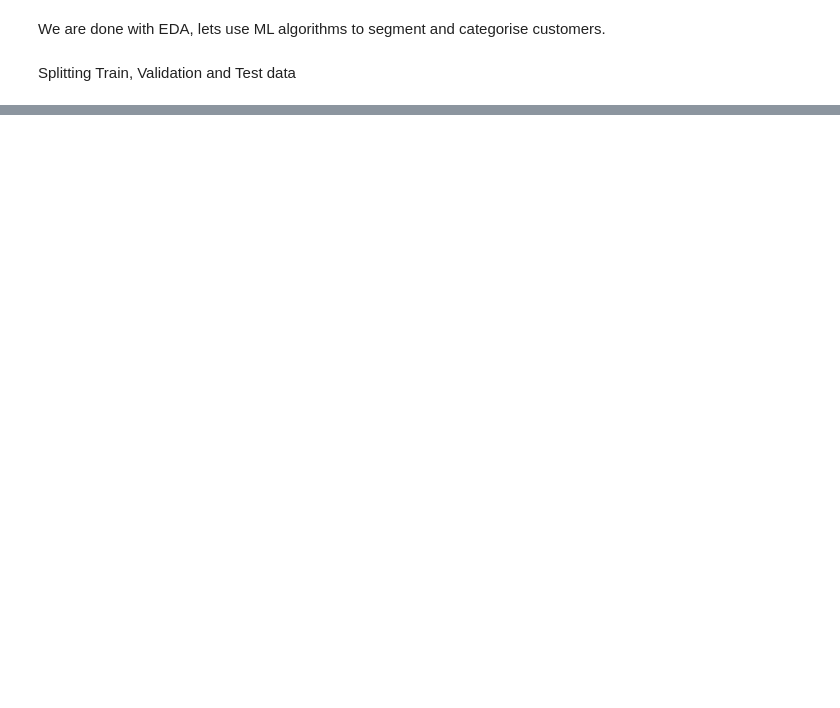
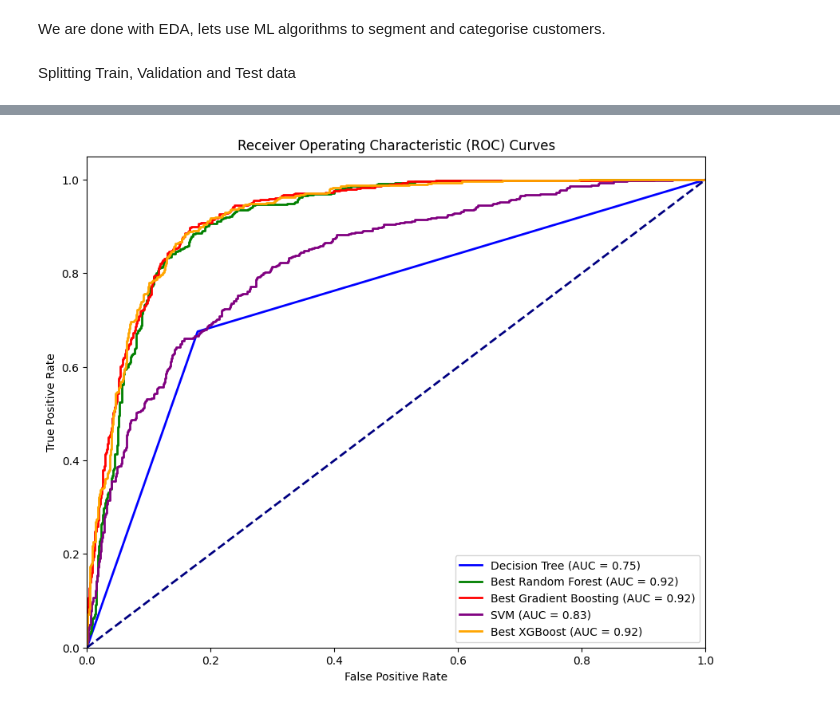
Before and after one commit to Rhy-Shah/BankCustomerSegmentation, a Jupyter notebook: code.ipynb, the cells around one changed output, grey strips where cells are left out. Saved outputs shown, nothing was run; the diff lists cells and outputs as text; code cells hidden in the pictures; blank space fills up the shorter version.

```diff
--- a/code.ipynb
+++ b/code.ipynb
@@ -488,45 +912,37 @@ plt.show()
 # %%
+from sklearn.metrics import roc_curve, auc
+
 fpr_dt, tpr_dt, _ = roc_curve(y_test, dt.predict_proba(X_test)[:, 1])
 roc_auc_dt = auc(fpr_dt, tpr_dt)
 
-fpr_rf, tpr_rf, _ = roc_curve(y_test, rf.predict_proba(X_test)[:, 1])
-roc_auc_rf = auc(fpr_rf, tpr_rf)
-
 fpr_best_rf, tpr_best_rf, _ = roc_curve(y_test, best_rf.predict_proba(X_test)[:, 1])
 roc_auc_best_rf = auc(fpr_best_rf, tpr_best_rf)
-
-fpr_gb, tpr_gb, _ = roc_curve(y_test, gb.predict_proba(X_test)[:, 1])
-roc_auc_gb = auc(fpr_gb, tpr_gb)
 
 fpr_best_gb, tpr_best_gb, _ = roc_curve(y_test, best_gb.predict_proba(X_test)[:, 1])
 roc_auc_best_gb = auc(fpr_best_gb, tpr_best_gb)
 
 fpr_svm, tpr_svm, _ = roc_curve(y_test, svm.decision_function(X_test))
 roc_auc_svm = auc(fpr_svm, tpr_svm)
 
-fpr_xgb, tpr_xgb, _ = roc_curve(y_test, xgb.predict_proba(X_test)[:, 1])
-roc_auc_xgb = auc(fpr_xgb, tpr_xgb)
-
 fpr_best_xgb, tpr_best_xgb, _ = roc_curve(y_test, best_xgb.predict_proba(X_test)[:, 1])
 roc_auc_best_xgb = auc(fpr_best_xgb, tpr_best_xgb)
 
-plt.figure(figsize=(12, 8))
+plt.figure(figsize=(10, 8))
 plt.plot(fpr_dt, tpr_dt, color='blue', lw=2, label=f'Decision Tree (AUC = {roc_auc_dt:.2f})')
-plt.plot(fpr_rf, tpr_rf, color='green', lw=2, label=f'Random Forest (AUC = {roc_auc_rf:.2f})')
-plt.plot(fpr_best_rf, tpr_best_rf, color='red', lw=2, label=f'Best Random Forest (AUC = {roc_auc_best_rf:.2f})')
-plt.plot(fpr_gb, tpr_gb, color='purple', lw=2, label=f'Gradient Boosting (AUC = {roc_auc_gb:.2f})')
-plt.plot(fpr_best_gb, tpr_best_gb, color='orange', lw=2, label=f'Best Gradient Boosting (AUC = {roc_auc_best_gb:.2f})')
-plt.plot(fpr_svm, tpr_svm, color='cyan', lw=2, label=f'SVM (AUC = {roc_auc_svm:.2f})')
-plt.plot(fpr_xgb, tpr_xgb, color='magenta', lw=2, label=f'XGBoost (AUC = {roc_auc_xgb:.2f})')
-plt.plot(fpr_best_xgb, tpr_best_xgb, color='brown', lw=2, label=f'Best XGBoost (AUC = {roc_auc_best_xgb:.2f})')
+plt.plot(fpr_best_rf, tpr_best_rf, color='green', lw=2, label=f'Best Random Forest (AUC = {roc_auc_best_rf:.2f})')
+plt.plot(fpr_best_gb, tpr_best_gb, color='red', lw=2, label=f'Best Gradient Boosting (AUC = {roc_auc_best_gb:.2f})')
+plt.plot(fpr_svm, tpr_svm, color='purple', lw=2, label=f'SVM (AUC = {roc_auc_svm:.2f})')
+plt.plot(fpr_best_xgb, tpr_best_xgb, color='orange', lw=2, label=f'Best XGBoost (AUC = {roc_auc_best_xgb:.2f})')
 
 plt.plot([0, 1], [0, 1], color='navy', lw=2, linestyle='--')
 plt.xlim([0.0, 1.0])
 plt.ylim([0.0, 1.05])
 plt.xlabel('False Positive Rate')
 plt.ylabel('True Positive Rate')
 plt.title('Receiver Operating Characteristic (ROC) Curves')
 plt.legend(loc="lower right")
 plt.show()
+# %% [output]
+[figure, added]
 # %%
 importances = rf.feature_importances_
```
Also changed, not shown: parts of 34 cells of this notebook.
